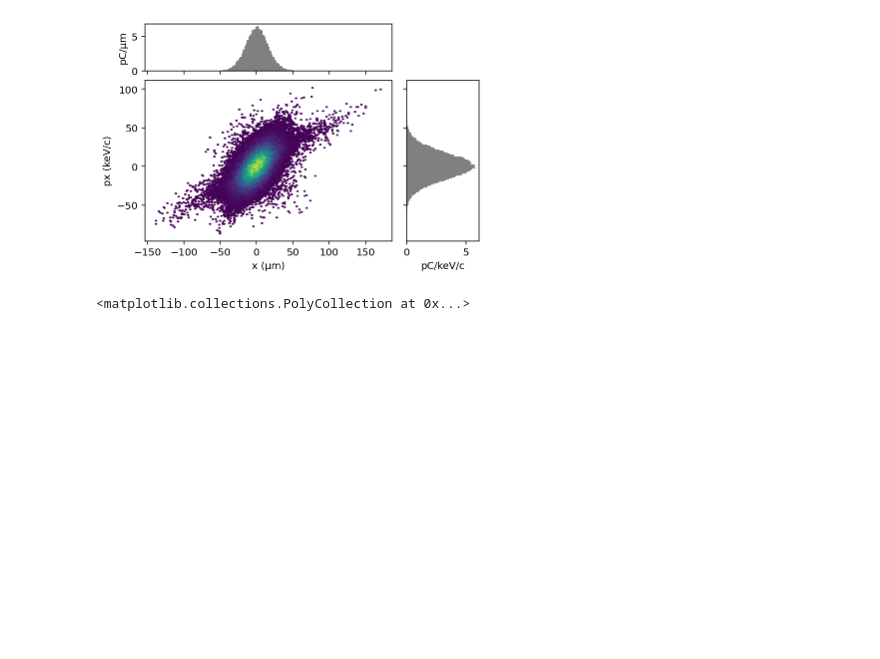
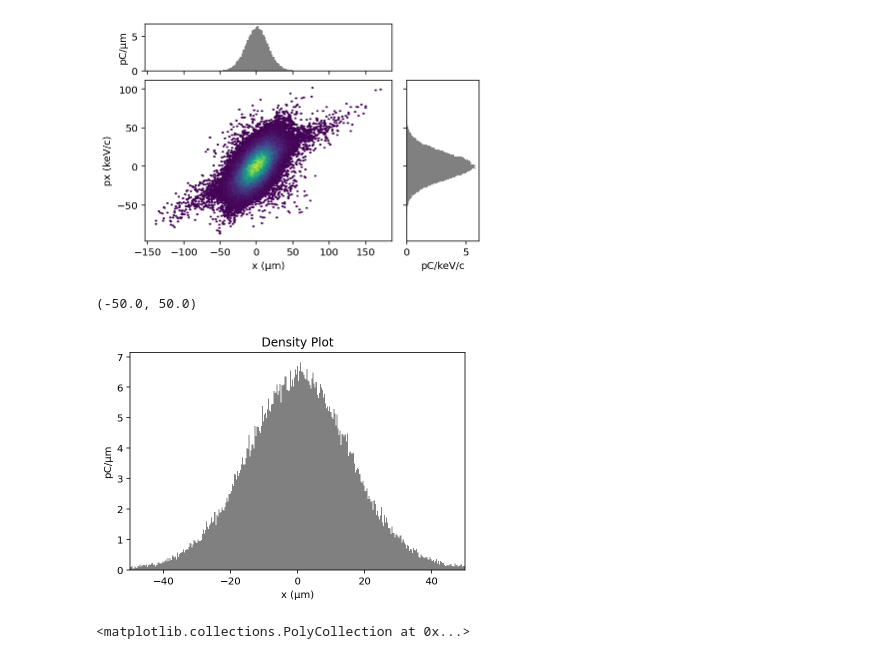
Before and after one commit to ChristopherMayes/openPMD-beamphysics, a Jupyter notebook: examples/particle_examples.ipynb, the cells around one changed output. Drawn from its saved outputs; the diff is of its cells as text; code cells hidden in the pictures; blank space fills up the shorter version.

Commit message:
return_figure option to ParticleGroup.plot

```diff
--- a/examples/particle_examples.ipynb
+++ b/examples/particle_examples.ipynb
@@ -310,6 +310,15 @@ P.plot('x')
 P.plot('x', 'px')
 # %% [output]
 [figure]
+# %%
+# Optionally the figure object can be returned, and the plot further modified.
+fig = P.plot('x', return_figure=True)
+ax = fig.axes[0]
+ax.set_title('Density Plot')
+ax.set_xlim(-50, 50)
+# %% [output]
+(-50.0, 50.0)
+[figure, added]
 # %%
 # Manual plotting
 
```
Also changed, not shown: parts of 3 cells of this notebook, 3 other files.
